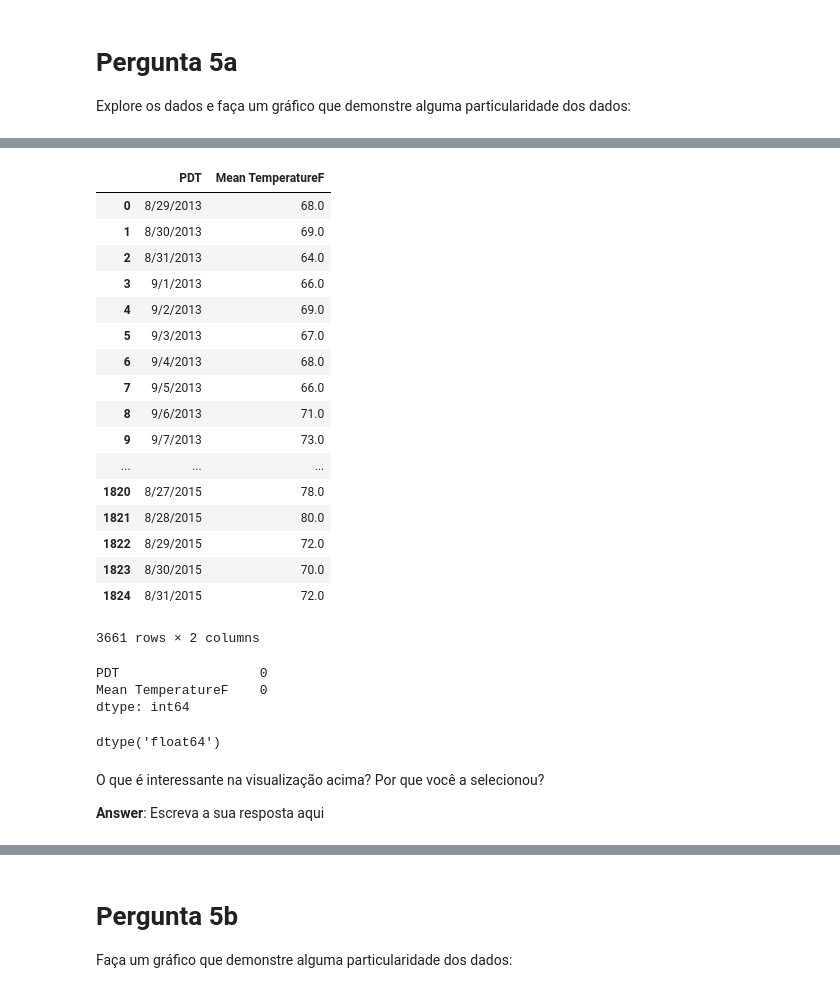
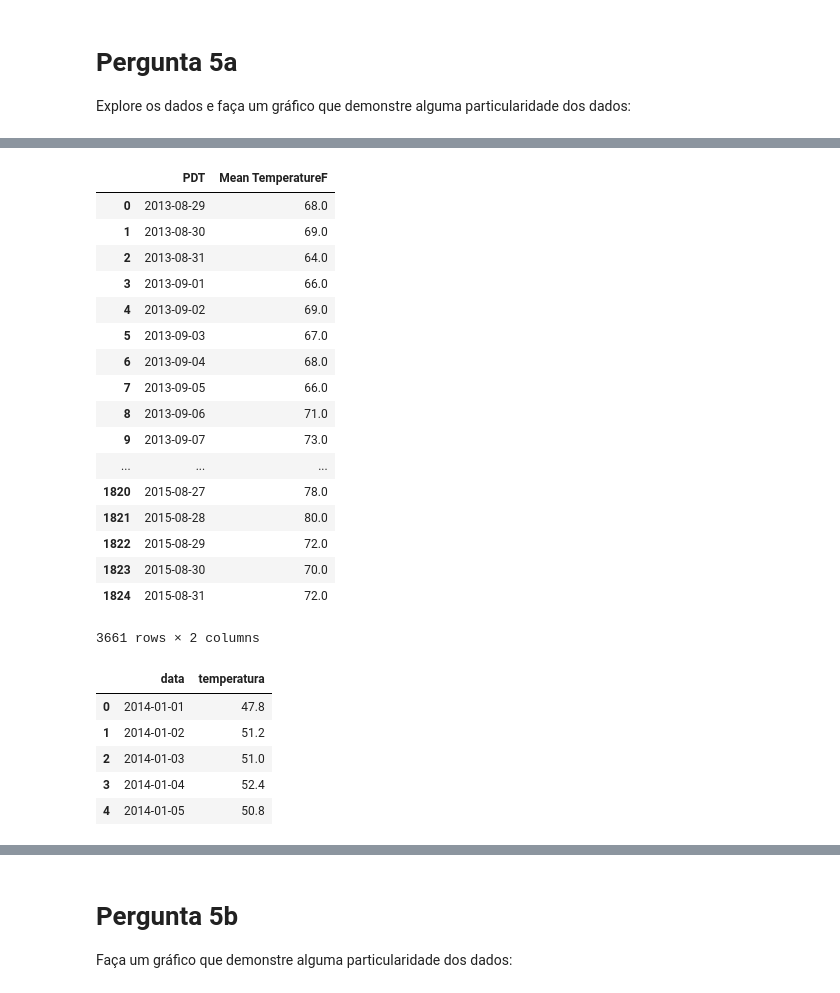
Before and after one commit to luisfcardoso/Udacity, a Jupyter notebook: Fundamentos de Data Science 1/Projeto/Analise_Bay_Area_Bike_Share-NDFDSI.ipynb, the cells around one changed output, grey strips where cells are left out. Saved outputs shown, nothing was run; the diff lists cells and outputs as text; code cells hidden in the pictures.

```diff
--- a/Fundamentos de Data Science 1/Projeto/Analise_Bay_Area_Bike_Share-NDFDSI.ipynb
+++ b/Fundamentos de Data Science 1/Projeto/Analise_Bay_Area_Bike_Share-NDFDSI.ipynb
@@ -491,40 +500,26 @@ out_df1['PDT'] = out_df1['Date']
 # %%
+# Juntando arquivos e removendo arquivos nulos
 out_df = out_df1.append(out_df2).append(out_df3)[['PDT','Mean TemperatureF']]
 out_df.dropna(inplace=True)
 #out_df['Mean TemperatureF'] = out_df['Min TemperatureF'] + (out_df['Max TemperatureF'] - out_df['Min TemperatureF'])/2
+out_df['PDT'] = pd.to_datetime(out_df['PDT'])
 display(out_df)
 # %% [output]
 |  | PDT | Mean TemperatureF |
-| 0 | 8/29/2013 | 68.0 |
-| 1 | 8/30/2013 | 69.0 |
-| 2 | 8/31/2013 | 64.0 |
-| 3 | 9/1/2013 | 66.0 |
-| 4 | 9/2/2013 | 69.0 |
-| 5 | 9/3/2013 | 67.0 |
-| 6 | 9/4/2013 | 68.0 |
-| 7 | 9/5/2013 | 66.0 |
-| 8 | 9/6/2013 | 71.0 |
-| 9 | 9/7/2013 | 73.0 |
+| 0 | 2013-08-29 | 68.0 |
+| 1 | 2013-08-30 | 69.0 |
+| 2 | 2013-08-31 | 64.0 |
+| 3 | 2013-09-01 | 66.0 |
+| 4 | 2013-09-02 | 69.0 |
+| 5 | 2013-09-03 | 67.0 |
+| 6 | 2013-09-04 | 68.0 |
+| 7 | 2013-09-05 | 66.0 |
+| 8 | 2013-09-06 | 71.0 |
+| 9 | 2013-09-07 | 73.0 |
 | ... | ... | ... |
-| 1820 | 8/27/2015 | 78.0 |
-| 1821 | 8/28/2015 | 80.0 |
-| 1822 | 8/29/2015 | 72.0 |
-| 1823 | 8/30/2015 | 70.0 |
-| 1824 | 8/31/2015 | 72.0 |
+| 1820 | 2015-08-27 | 78.0 |
+| 1821 | 2015-08-28 | 80.0 |
+| 1822 | 2015-08-29 | 72.0 |
+| 1823 | 2015-08-30 | 70.0 |
+| 1824 | 2015-08-31 | 72.0 |
 3661 rows × 2 columns
-# %%
-out_df.isnull().sum()
-# %% [output]
-PDT                  0
-Mean TemperatureF    0
-dtype: int64
-# %%
-out_trip = trip_data.groupby('start_date').size()
-out_temp = out_df.groupby('PDT')['Mean TemperatureF'].mean()
-out_temp.dtype
-# %% [output]
-dtype('float64')
-# %% [markdown]
-O que é interessante na visualização acima? Por que você a selecionou?
-
-**Answer**: Escreva a sua resposta aqui
@@ -530,0 +536,12 @@ O que é interessante na visualização acima? Por que você a selecionou?
+# %%
+# Convertendo em DataFrame
+out_trip = pd.DataFrame({'data':out_trip.index, 'quant_viagem':out_trip.values})
+out_temp = pd.DataFrame({'data':out_temp.index, 'temperatura':out_temp.values})
+out_temp.head()
+# %% [output]
+|  | data | temperatura |
+| 0 | 2014-01-01 | 47.8 |
+| 1 | 2014-01-02 | 51.2 |
+| 2 | 2014-01-03 | 51.0 |
+| 3 | 2014-01-04 | 52.4 |
+| 4 | 2014-01-05 | 50.8 |
```
Also changed, not shown: parts of 7 cells of this notebook.
